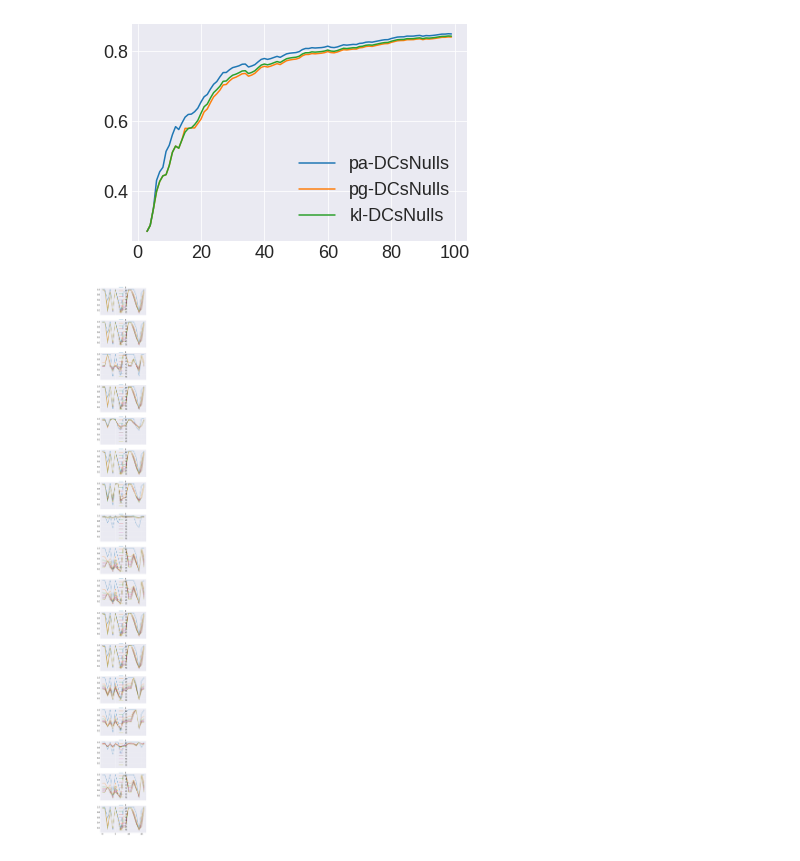
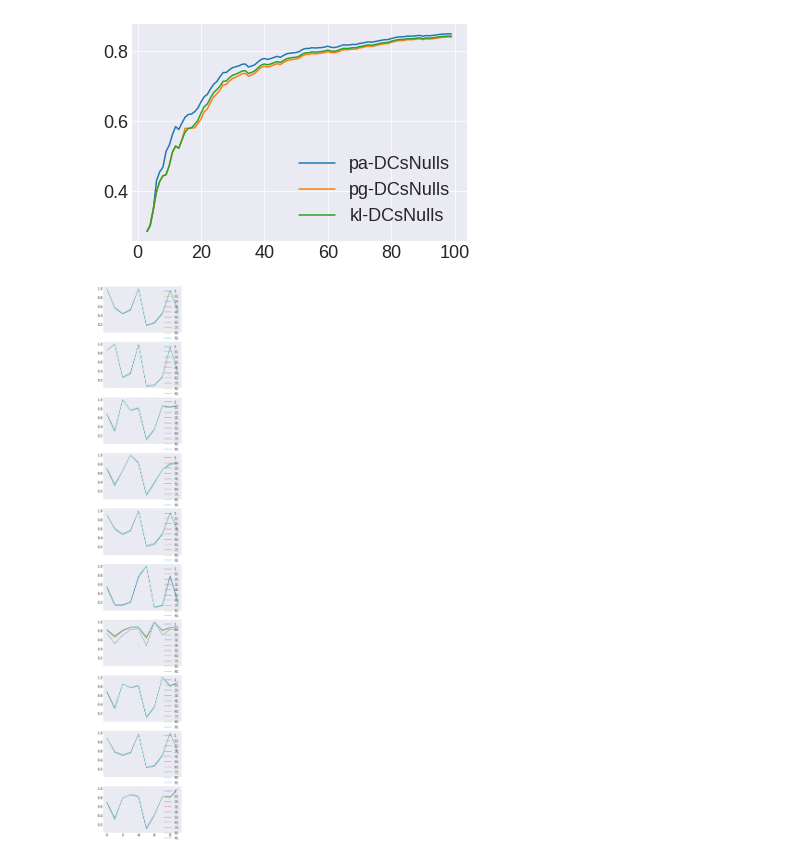
Before and after one commit to oliveiraph17/holoclean-incremental, a Jupyter notebook: experimental_results/quality_charts.ipynb, the cells around one changed output. Saved outputs shown, nothing was run; the diff lists cells and outputs as text; code cells hidden in the pictures.

Commit message:
Adds analysis about the evolution of the correlation between attributes over batches

```diff
--- a/experimental_results/quality_charts.ipynb
+++ b/experimental_results/quality_charts.ipynb
@@ -333,23 +333,25 @@ import matplotlib.pyplot as plt
 import seaborn as sns
 import sklearn.cluster as cluster
 import time
-import hdbscan
+# import hdbscan
 
 from sklearn.decomposition import PCA
 from sklearn.manifold import TSNE
 from mpl_toolkits.mplot3d import Axes3D
 from itertools import groupby
 
+batch = 1
+
 %matplotlib inline
 sns.set_context('poster')
 sns.set_color_codes()
 plot_kwds = {'alpha' : 1, 's': 80, 'linewidths':0}
 
-dataset_name = 'nypd6'
-base_path = '/home/dskaster/home/codigos/uwaterloo/holoclean-incremental/experimental_results/'
+dataset_name = 'soccer'
+base_path = '/home/dskaster/git/holoclean-incremental/experimental_results/' + dataset_name + '/'
 
-data_corr = np.loadtxt(base_path + dataset_name + '_corr.csv', delimiter=';')
-data_dist = np.loadtxt(base_path + dataset_name + '_dist.csv', delimiter=';')
+data_corr = np.loadtxt(base_path + dataset_name + '_batch' + str(batch) + '_corr.csv', delimiter=';')
+data_dist = np.loadtxt(base_path + dataset_name + '_batch' + str(batch) + '_dist.csv', delimiter=';')
 
 pca = PCA(n_components=3)
 pca_corr = pca.fit_transform(data_corr[:,1:])
@@ -359,10 +361,10 @@ pca_dist = pca.fit_transform(data_dist[:,1:])
 # tsne_corr = tsne.fit_transform(data_corr[:,1:])
 # tsne_dist = tsne.fit_transform(data_dist[:,1:])
 
-# Clustering.
-hdbs = hdbscan.HDBSCAN(min_cluster_size=2)
-labels_corr = hdbs.fit_predict(data_corr[:,1:])
-labels_dist = hdbs.fit_predict(data_dist[:,1:])
+# # Clustering.
+# hdbs = hdbscan.HDBSCAN(min_cluster_size=2)
+# labels_corr = hdbs.fit_predict(data_corr[:,1:])
+# labels_dist = hdbs.fit_predict(data_dist[:,1:])
 
 # Computes distances between correlation vectors.
 sim_corr_list = []
@@ -380,7 +382,7 @@ sim_corr = sim_corr / sim_corr.max()
 # groups_ds = data_dist[:, 1:]
 
 # Grouping based on correlation.
-thresh = 0.15
+thresh = 0.10
 groups_ds = sim_corr
 
 # Build the groups based on the threshold.
@@ -416,14 +418,14 @@ chart_columns = 2
 fig, axes = plt.subplots(chart_rows, chart_columns, figsize=(chart_columns * 12, chart_rows * 8), subplot_kw={'projection': '3d'})
 
 axes[0, 0].set_title('PCA Correlations - HDBSCAN Clustering')
-for i in range(np.unique(labels_corr).max() + 1):
-    mask = (labels_corr == i)
-    axes[0, 0].scatter(pca_corr[mask,0], pca_corr[mask,1], pca_corr[mask,2], marker=markers[i] if i>=0 else '.', **plot_kwds)
+# for i in range(np.unique(labels_corr).max() + 1):
+#     mask = (labels_corr == i)
+#     axes[0, 0].scatter(pca_corr[mask,0], pca_corr[mask,1], pca_corr[mask,2], marker=markers[i] if i>=0 else '.', **plot_kwds)
 
 axes[0, 1].set_title('PCA Distances - HDBSCAN Clustering')
-for i in np.unique(labels_dist):
-    mask = (labels_dist == i)
-    axes[0, 1].scatter(pca_dist[mask,0], pca_dist[mask,1], pca_dist[mask,2], marker=markers[i] if i>=0 else '.', **plot_kwds)
+# for i in np.unique(labels_dist):
+#     mask = (labels_dist == i)
+#     axes[0, 1].scatter(pca_dist[mask,0], pca_dist[mask,1], pca_dist[mask,2], marker=markers[i] if i>=0 else '.', **plot_kwds)
 
 # Create masks for range grouping.
 mask = []
@@ -563,25 +569,25 @@ plt.legend(loc='best')
 # %%
 # Analysis of stability of correlation between attributes
 
 from numpy import genfromtxt
 
-dataset = 'hospital_shuffled'
+dataset = 'soccer'
 
 start_batch = 1
-end_batch = 85
+end_batch = 100
 step = 10
 
 for batch in range(start_batch, end_batch + 1, step):
     corr_current = genfromtxt(dataset + '/' + dataset + '_batch' + str(batch) + '_corr.csv', delimiter=';')
 
     if batch == start_batch:
         num_attrs = corr_current.shape[0]
         fig, axes = plt.subplots(num_attrs, 1, sharex=True, sharey=True,
                              figsize=(1 * 7, num_attrs * 5))
     for attr_idx in range(num_attrs):
         axes[attr_idx].plot(corr_current[attr_idx, 1:], label=batch)
 
 for attr_idx in range(num_attrs):
     axes[attr_idx].legend(loc='best')
 # %% [output]
-[figure, old version]
+[figure, new version]
```
Also changed, not shown: parts of 1 cell of this notebook, 1 other file.
